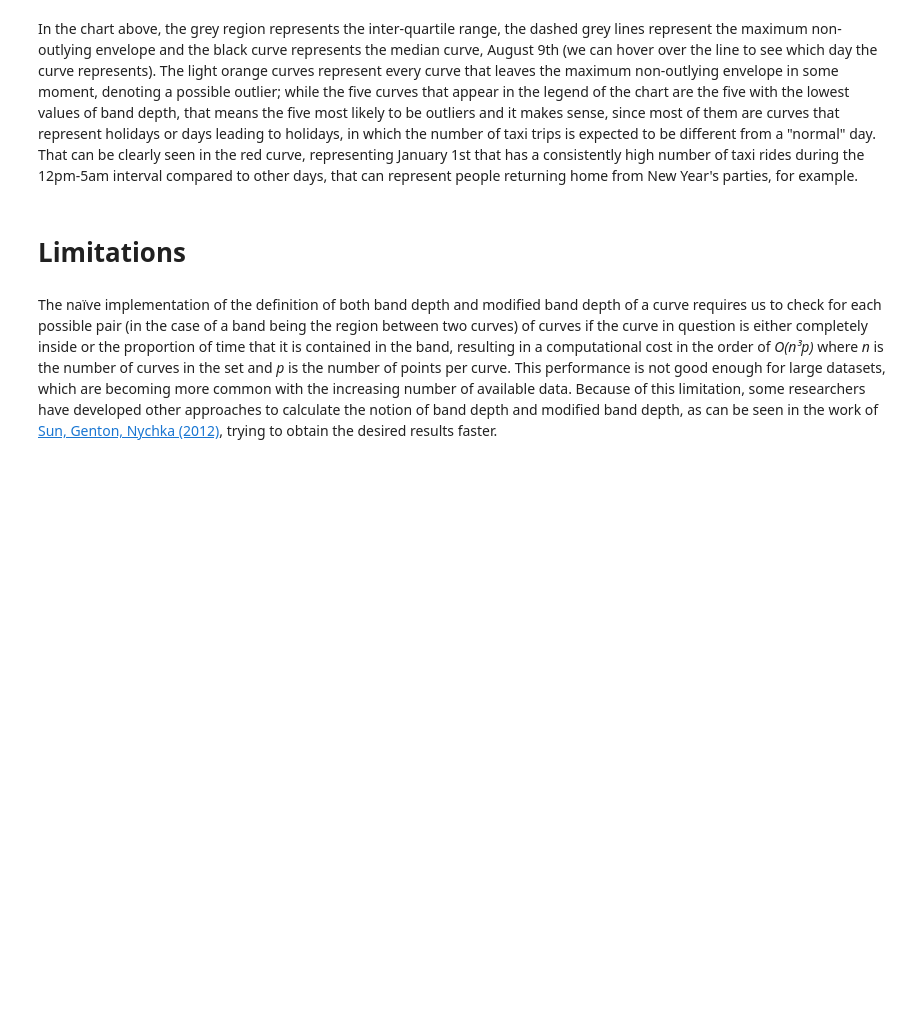
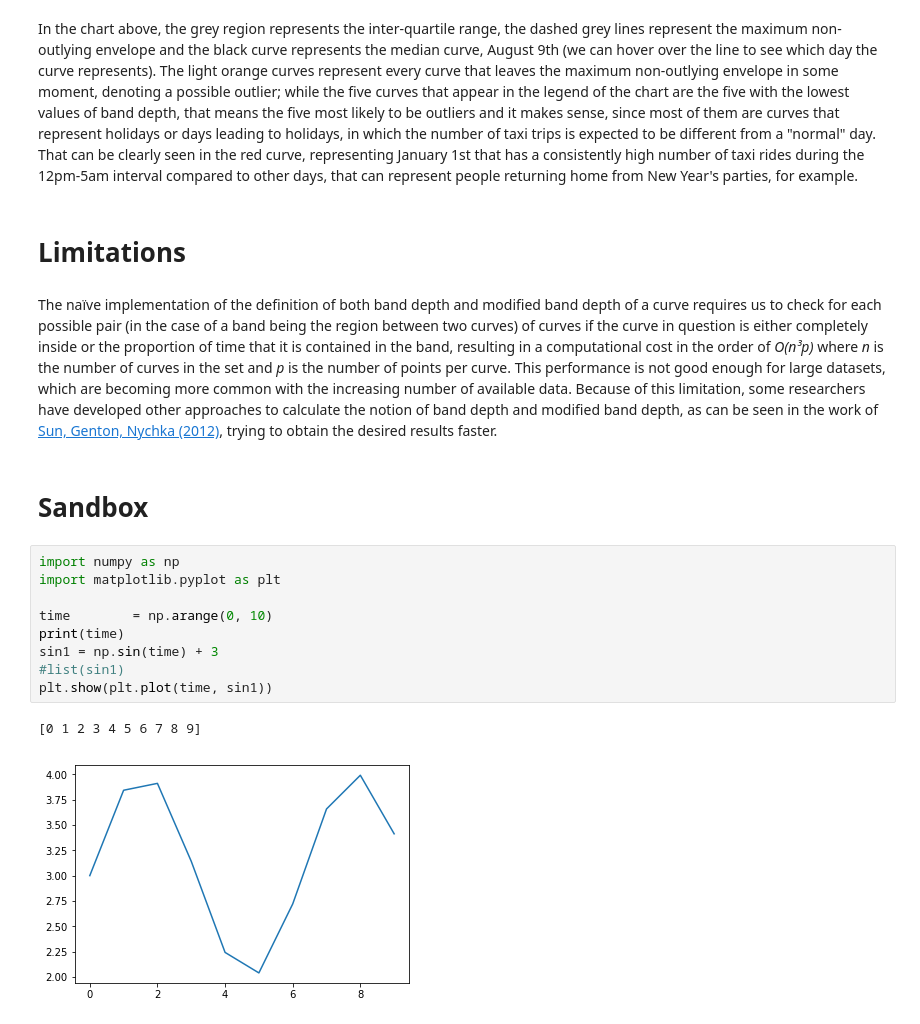
Before and after one commit to plal/band-depth, a Jupyter notebook: presentation/Band Depth.ipynb, the cells around one changed output. Saved outputs shown, nothing was run; the diff lists cells and outputs as text; blank space fills up the shorter version.

```diff
--- a/presentation/Band Depth.ipynb
+++ b/presentation/Band Depth.ipynb
@@ -89,3 +129,17 @@ In the chart above, the grey region represents the inter-quartile range, the das
 # Limitations
 # %% [markdown]
 The naïve implementation of the definition of both band depth and modified band depth of a curve requires us to check for each possible pair (in the case of a band being the region between two curves) of curves if the curve in question is either completely inside or the proportion of time that it is contained in the band, resulting in a computational cost in the order of _O(n³p)_ where _n_ is the number of curves in the set and _p_ is the number of points per curve. This performance is not good enough for large datasets, which are becoming more common with the increasing number of available data. Because of this limitation, some researchers have developed other approaches to calculate the notion of band depth and modified band depth, as can be seen in the work of [Sun, Genton, Nychka (2012)](https://onlinelibrary.wiley.com/doi/pdf/10.1002/sta4.8), trying to obtain the desired results faster.
+# %% [markdown]
+# Sandbox
+# %%
+import numpy as np
+import matplotlib.pyplot as plt
+
+time        = np.arange(0, 10)
+print(time)
+sin1 = np.sin(time) + 3
+#list(sin1)
+plt.show(plt.plot(time, sin1))
+# %% [output]
+[0 1 2 3 4 5 6 7 8 9]
+[figure, added]
```
Also changed, not shown: parts of 20 cells of this notebook, 6 other files.
